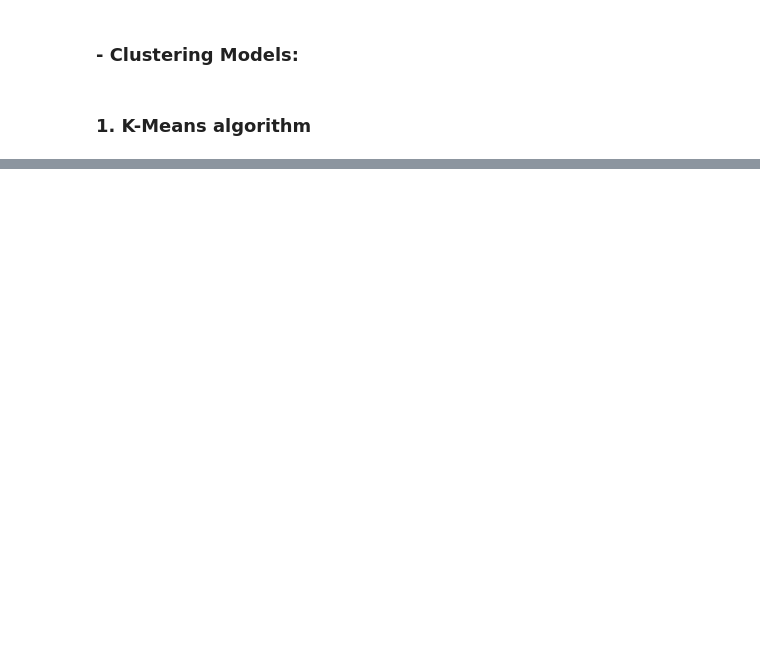
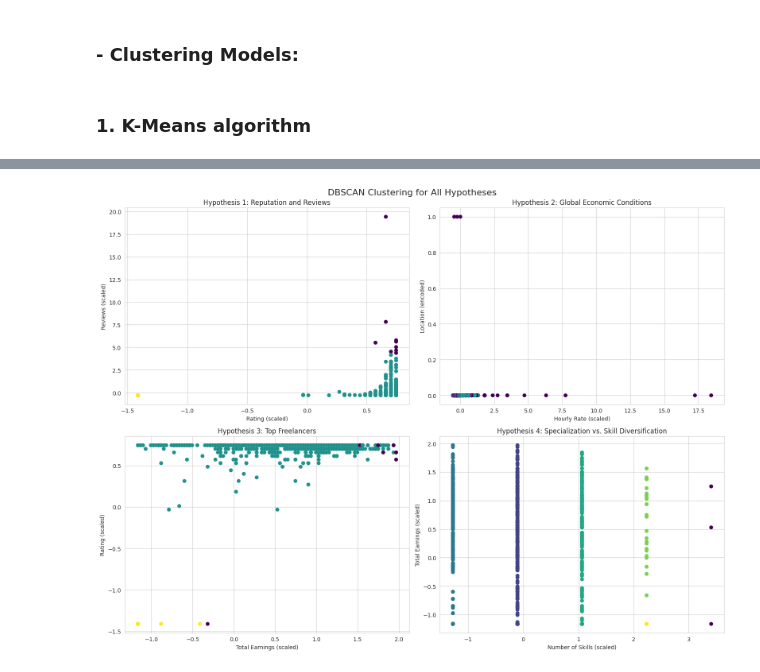
Before and after one commit to iRoseM/Freelancing-Trends--IT362, a Jupyter notebook: IT362_groub_6.ipynb, the cells around one changed output, grey strips where cells are left out. Drawn from its saved outputs; the diff is of its cells as text; code cells hidden in the pictures; blank space fills up the shorter version.

Commit message:
clustering method 2

```diff
--- a/IT362_groub_6.ipynb
+++ b/IT362_groub_6.ipynb
@@ -1589,0 +1599,90 @@ NameError: name 'f_oneway' is not defined
+# %%
+from sklearn.preprocessing import StandardScaler, OneHotEncoder
+from sklearn.cluster import DBSCAN
+from sklearn.feature_extraction.text import CountVectorizer
+import matplotlib.pyplot as plt
+from sklearn.metrics.pairwise import cosine_similarity
+from sklearn.decomposition import PCA
+
+# Load the dataset
+df = pd.read_csv("https://raw.githubusercontent.com/iRoseM/Freelancing-Trends--IT362/main/Dataset/Processed_Dataset.csv")
+# %%
+# Assuming df is your DataFrame
+# Create a 2x2 grid of subplots
+fig, axes = plt.subplots(2, 2, figsize=(16, 12))
+fig.suptitle('DBSCAN Clustering for All Hypotheses', fontsize=16)
+
+# Hypothesis 1: Reputation and Reviews Drive Client Acquisition
+# Preprocessing
+df_h1 = df[['Rating', 'Reviews', 'Total Earnings']].dropna()
+scaler_h1 = StandardScaler()
+df_h1_scaled = scaler_h1.fit_transform(df_h1)
+
+# DBSCAN
+dbscan_h1 = DBSCAN(eps=0.5, min_samples=5)
+df_h1['Cluster'] = dbscan_h1.fit_predict(df_h1_scaled)
+
+# Visualization
+scatter1 = axes[0, 0].scatter(df_h1_scaled[:, 0], df_h1_scaled[:, 1], c=df_h1['Cluster'], cmap='viridis')
+axes[0, 0].set_title('Hypothesis 1: Reputation and Reviews')
+axes[0, 0].set_xlabel('Rating (scaled)')
+axes[0, 0].set_ylabel('Reviews (scaled)')
+
+# Hypothesis 2: Global Economic Conditions Influence Freelance Pricing
+# Preprocessing
+df_h2 = df[['Hourly Rate', 'Location']].dropna()
+encoder_h2 = OneHotEncoder(sparse_output=False)
+df_h2_encoded = encoder_h2.fit_transform(df_h2[['Location']])
+df_h2_scaled = StandardScaler().fit_transform(df_h2[['Hourly Rate']])
+df_h2_final = np.hstack((df_h2_scaled, df_h2_encoded))
+
+# DBSCAN
+dbscan_h2 = DBSCAN(eps=0.5, min_samples=5)
+df_h2['Cluster'] = dbscan_h2.fit_predict(df_h2_final)
+
+# Visualization
+scatter2 = axes[0, 1].scatter(df_h2_scaled[:, 0], df_h2_encoded[:, 0], c=df_h2['Cluster'], cmap='viridis')
+axes[0, 1].set_title('Hypothesis 2: Global Economic Conditions')
+axes[0, 1].set_xlabel('Hourly Rate (scaled)')
+axes[0, 1].set_ylabel('Location (encoded)')
+
+# Hypothesis 3: Top Freelancers Dominate the Market
+# Preprocessing
+df_h3 = df[['Total Earnings', 'Rating', 'Reviews']].dropna()
+scaler_h3 = StandardScaler()
+df_h3_scaled = scaler_h3.fit_transform(df_h3)
+
+# DBSCAN
+dbscan_h3 = DBSCAN(eps=0.5, min_samples=5)
+df_h3['Cluster'] = dbscan_h3.fit_predict(df_h3_scaled)
+
+# Visualization
+scatter3 = axes[1, 0].scatter(df_h3_scaled[:, 0], df_h3_scaled[:, 1], c=df_h3['Cluster'], cmap='viridis')
+axes[1, 0].set_title('Hypothesis 3: Top Freelancers')
+axes[1, 0].set_xlabel('Total Earnings (scaled)')
+axes[1, 0].set_ylabel('Rating (scaled)')
+
+# Hypothesis 4: Specialization vs. Skill Diversification
+# Preprocessing
+df['Number_of_Skills'] = df['Skills'].apply(lambda x: len(x.split(',')) if pd.notna(x) else 0)
+df_h4 = df[['Number_of_Skills', 'Total Earnings']].dropna()
+
+# Standardize the data (DBSCAN is sensitive to scale)
+scaler_h4 = StandardScaler()
+df_h4_scaled = scaler_h4.fit_transform(df_h4[['Number_of_Skills', 'Total Earnings']])
+
+# DBSCAN
+dbscan_h4 = DBSCAN(eps=0.5, min_samples=5)
+df_h4['Cluster'] = dbscan_h4.fit_predict(df_h4_scaled)
+
+# Visualization
+scatter4 = axes[1, 1].scatter(df_h4_scaled[:, 0], df_h4_scaled[:, 1], c=df_h4['Cluster'], cmap='viridis')
+axes[1, 1].set_title('Hypothesis 4: Specialization vs. Skill Diversification')
+axes[1, 1].set_xlabel('Number of Skills (scaled)')
+axes[1, 1].set_ylabel('Total Earnings (scaled)')
+
+# Adjust layout and display
+plt.tight_layout()
+plt.show()
+# %% [output]
+[figure, added]
```
Also changed, not shown: parts of 6 cells of this notebook.
